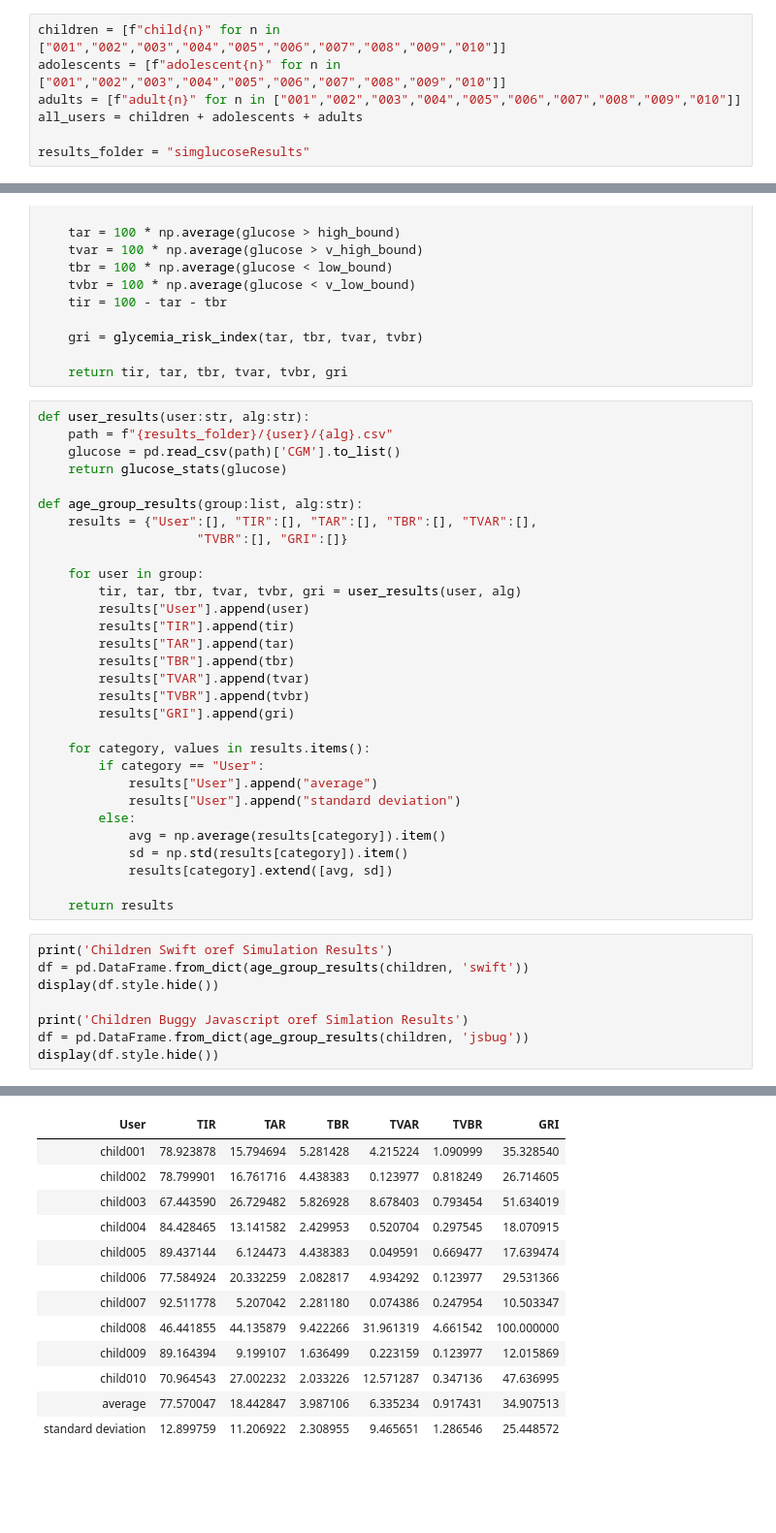
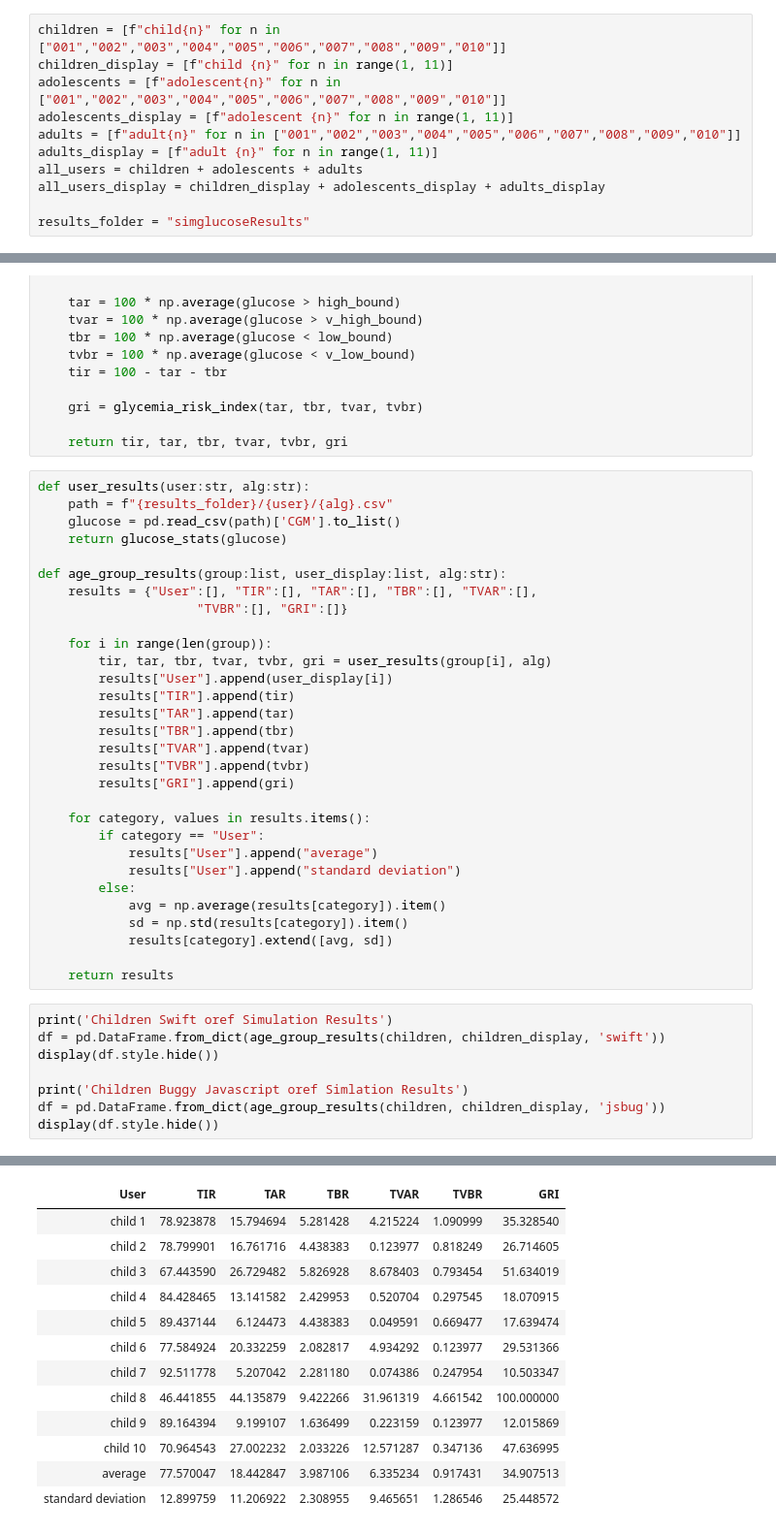
Before and after one commit to tscreven/AIDFramework, a Jupyter notebook: in_silico_simulation_analysis.ipynb, the cells around one changed output, grey strips where cells are left out. Shown at 97% size. Drawn from its saved outputs; the diff is of its cells as text; blank space fills up the shorter version.

```diff
--- a/in_silico_simulation_analysis.ipynb
+++ b/in_silico_simulation_analysis.ipynb
@@ -34,9 +34,13 @@ import numpy as np
 import pandas as pd
 # %%
 children = [f"child{n}" for n in ["001","002","003","004","005","006","007","008","009","010"]]
+children_display = [f"child {n}" for n in range(1, 11)]
 adolescents = [f"adolescent{n}" for n in ["001","002","003","004","005","006","007","008","009","010"]]
+adolescents_display = [f"adolescent {n}" for n in range(1, 11)]
 adults = [f"adult{n}" for n in ["001","002","003","004","005","006","007","008","009","010"]]
+adults_display = [f"adult {n}" for n in range(1, 11)]
 all_users = children + adolescents + adults
+all_users_display = children_display + adolescents_display + adults_display
 
 results_folder = "simglucoseResults"
 # %%
@@ -66,13 +70,13 @@ def user_results(user:str, alg:str):
     glucose = pd.read_csv(path)['CGM'].to_list()
     return glucose_stats(glucose)
 
-def age_group_results(group:list, alg:str):
+def age_group_results(group:list, user_display:list, alg:str):
     results = {"User":[], "TIR":[], "TAR":[], "TBR":[], "TVAR":[],
                      "TVBR":[], "GRI":[]}
 
-    for user in group:
-        tir, tar, tbr, tvar, tvbr, gri = user_results(user, alg)
-        results["User"].append(user)
+    for i in range(len(group)):
+        tir, tar, tbr, tvar, tvbr, gri = user_results(group[i], alg)
+        results["User"].append(user_display[i])
         results["TIR"].append(tir)
         results["TAR"].append(tar)
         results["TBR"].append(tbr)
@@ -92,25 +96,25 @@ def age_group_results(group:list, alg:str):
     return results
 # %%
 print('Children Swift oref Simulation Results')
-df = pd.DataFrame.from_dict(age_group_results(children, 'swift'))
+df = pd.DataFrame.from_dict(age_group_results(children, children_display, 'swift'))
 display(df.style.hide())
 
 print('Children Buggy Javascript oref Simlation Results')
-df = pd.DataFrame.from_dict(age_group_results(children, 'jsbug'))
+df = pd.DataFrame.from_dict(age_group_results(children, children_display, 'jsbug'))
 display(df.style.hide())
 # %% [output]
 Children Swift oref Simulation Results
 | User | TIR | TAR | TBR | TVAR | TVBR | GRI |
-| child001 | 78.923878 | 15.794694 | 5.281428 | 4.215224 | 1.090999 | 35.328540 |
-| child002 | 78.799901 | 16.761716 | 4.438383 | 0.123977 | 0.818249 | 26.714605 |
-| child003 | 67.443590 | 26.729482 | 5.826928 | 8.678403 | 0.793454 | 51.634019 |
-| child004 | 84.428465 | 13.141582 | 2.429953 | 0.520704 | 0.297545 | 18.070915 |
-| child005 | 89.437144 | 6.124473 | 4.438383 | 0.049591 | 0.669477 | 17.639474 |
-| child006 | 77.584924 | 20.332259 | 2.082817 | 4.934292 | 0.123977 | 29.531366 |
-| child007 | 92.511778 | 5.207042 | 2.281180 | 0.074386 | 0.247954 | 10.503347 |
-| child008 | 46.441855 | 44.135879 | 9.422266 | 31.961319 | 4.661542 | 100.000000 |
-| child009 | 89.164394 | 9.199107 | 1.636499 | 0.223159 | 0.123977 | 12.015869 |
-| child010 | 70.964543 | 27.002232 | 2.033226 | 12.571287 | 0.347136 | 47.636995 |
+| child 1 | 78.923878 | 15.794694 | 5.281428 | 4.215224 | 1.090999 | 35.328540 |
+| child 2 | 78.799901 | 16.761716 | 4.438383 | 0.123977 | 0.818249 | 26.714605 |
+| child 3 | 67.443590 | 26.729482 | 5.826928 | 8.678403 | 0.793454 | 51.634019 |
+| child 4 | 84.428465 | 13.141582 | 2.429953 | 0.520704 | 0.297545 | 18.070915 |
+| child 5 | 89.437144 | 6.124473 | 4.438383 | 0.049591 | 0.669477 | 17.639474 |
+| child 6 | 77.584924 | 20.332259 | 2.082817 | 4.934292 | 0.123977 | 29.531366 |
+| child 7 | 92.511778 | 5.207042 | 2.281180 | 0.074386 | 0.247954 | 10.503347 |
+| child 8 | 46.441855 | 44.135879 | 9.422266 | 31.961319 | 4.661542 | 100.000000 |
+| child 9 | 89.164394 | 9.199107 | 1.636499 | 0.223159 | 0.123977 | 12.015869 |
+| child 10 | 70.964543 | 27.002232 | 2.033226 | 12.571287 | 0.347136 | 47.636995 |
 | average | 77.570047 | 18.442847 | 3.987106 | 6.335234 | 0.917431 | 34.907513 |
 | standard deviation | 12.899759 | 11.206922 | 2.308955 | 9.465651 | 1.286546 | 25.448572 |
 Children Buggy Javascript oref Simlation Results
```
Also changed, not shown: parts of 8 cells of this notebook, 1 other file.
